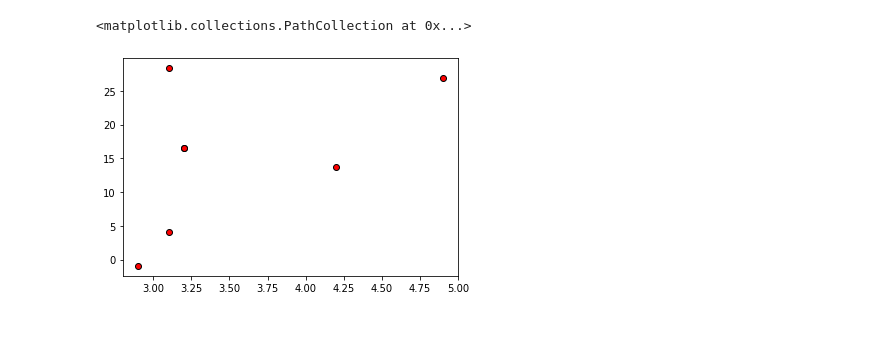
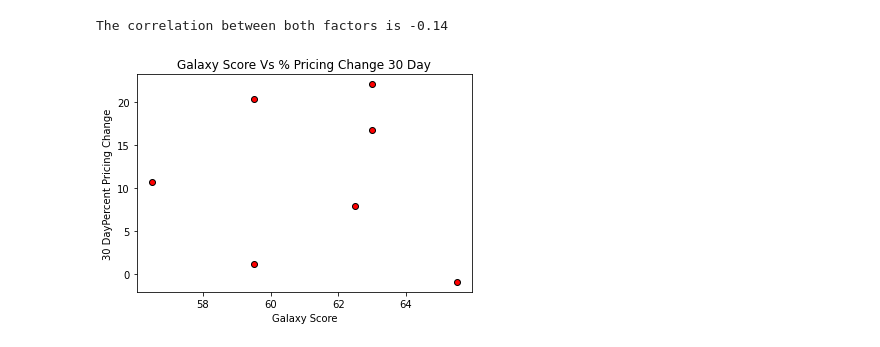
Before and after one commit to sarahheavner/Project1, a Jupyter notebook: LunarCrush.ipynb, the cells around one changed output. Saved outputs shown, nothing was run; the diff lists cells and outputs as text; code cells hidden in the pictures.

Commit message:
updating formatting on powerpoint and added a few extra graphs

```diff
--- a/LunarCrush.ipynb
+++ b/LunarCrush.ipynb
@@ -113,5 +108,11 @@ plt.scatter(social_df['Galaxy Score'], social_df['%Change 30day'],facecolors="re
-# %%
-plt.scatter(social_df['Correlation Rank'], social_df['%Change 30day'],facecolors="red", edgecolors="black" )
-# %% [output]
-<matplotlib.collections.PathCollection at 0x...>
-[figure, removed]
+# %%
+plt.scatter(social_df['Galaxy Score'], social_df['%Change 30day'],facecolors="red", edgecolors="black" )
+correlation = st.pearsonr(social_df['Galaxy Score'], social_df['%Change 30day'])
+print(f"The correlation between both factors is {round(correlation[0],2)}")
+plt.title('Galaxy Score Vs % Pricing Change 30 Day')
+plt.xlabel('Galaxy Score')
+plt.ylabel('30 DayPercent Pricing Change')
+plt.show()
+# %% [output]
+The correlation between both factors is -0.14
+[figure, added]
```
Also changed, not shown: parts of 8 cells of this notebook, 1 other file.
